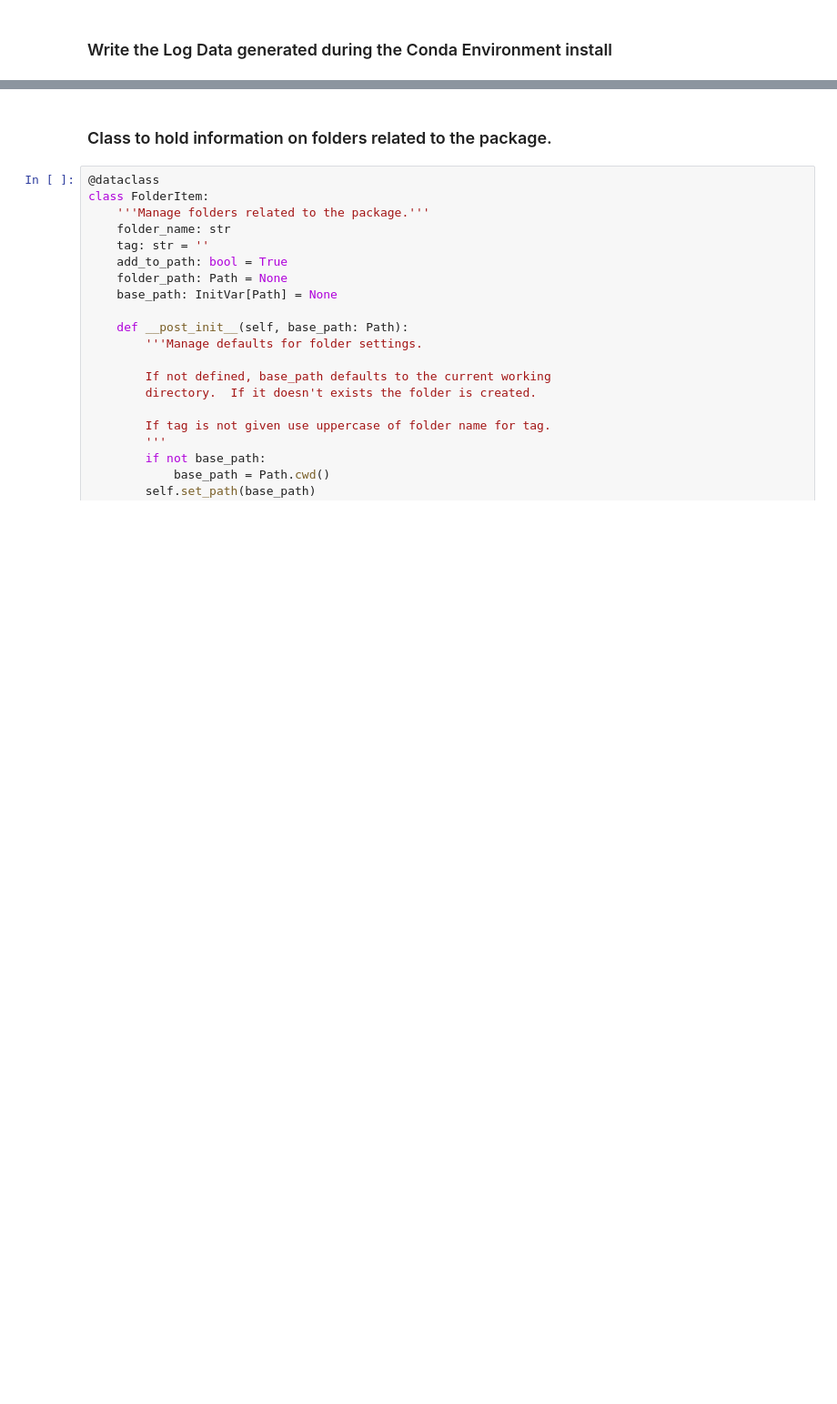
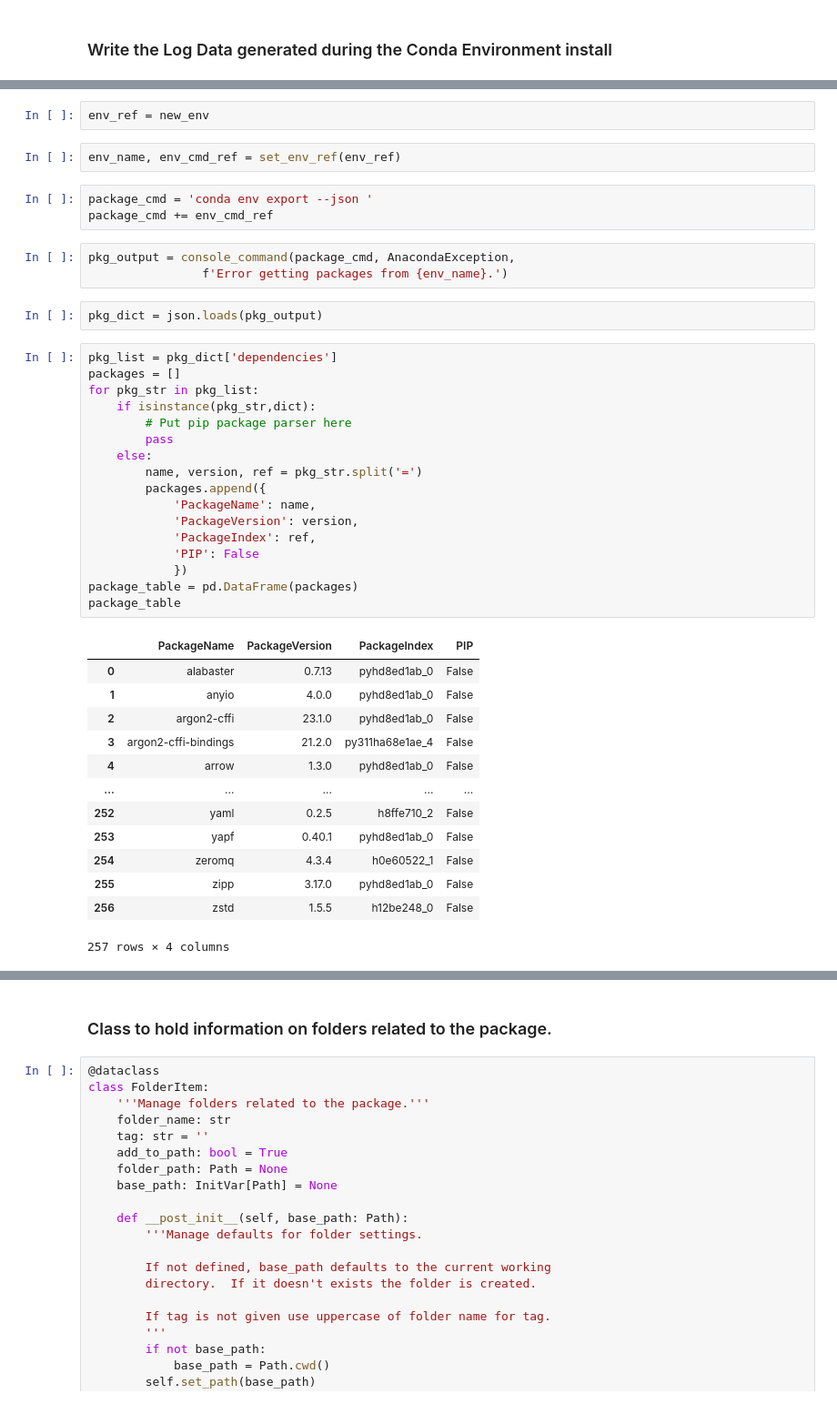
Before and after one commit to GregSal/Environment-Management, a Jupyter notebook: src/BuildEnv.ipynb, the cells around one changed output, grey strips where cells are left out. Shown at 91% size. Cells and saved outputs as stored; diff of their text form; blank space fills up the shorter version.

```diff
--- a/src/BuildEnv.ipynb
+++ b/src/BuildEnv.ipynb
@@ -165,0 +192,43 @@ The report can be written to a file, or to standard output (using --report - in
+# %%
+env_ref = new_env
+# %%
+env_name, env_cmd_ref = set_env_ref(env_ref)
+# %%
+package_cmd = 'conda env export --json '
+package_cmd += env_cmd_ref
+# %%
+pkg_output = console_command(package_cmd, AnacondaException,
+                f'Error getting packages from {env_name}.')
+# %%
+pkg_dict = json.loads(pkg_output)
+# %%
+pkg_list = pkg_dict['dependencies']
+packages = []
+for pkg_str in pkg_list:
+    if isinstance(pkg_str,dict):
+        # Put pip package parser here
+        pass
+    else:
+        name, version, ref = pkg_str.split('=')
+        packages.append({
+            'PackageName': name,
+            'PackageVersion': version,
+            'PackageIndex': ref,
+            'PIP': False
+            })
+package_table = pd.DataFrame(packages)
+package_table
+# %% [output]
+|  | PackageName | PackageVersion | PackageIndex | PIP |
+| 0 | alabaster | 0.7.13 | pyhd8ed1ab_0 | False |
+| 1 | anyio | 4.0.0 | pyhd8ed1ab_0 | False |
+| 2 | argon2-cffi | 23.1.0 | pyhd8ed1ab_0 | False |
+| 3 | argon2-cffi-bindings | 21.2.0 | py311ha68e1ae_4 | False |
+| 4 | arrow | 1.3.0 | pyhd8ed1ab_0 | False |
+| ... | ... | ... | ... | ... |
+| 252 | yaml | 0.2.5 | h8ffe710_2 | False |
+| 253 | yapf | 0.40.1 | pyhd8ed1ab_0 | False |
+| 254 | zeromq | 4.3.4 | h0e60522_1 | False |
+| 255 | zipp | 3.17.0 | pyhd8ed1ab_0 | False |
+| 256 | zstd | 1.5.5 | h12be248_0 | False |
+257 rows × 4 columns
```
Also changed, not shown: parts of 58 cells of this notebook, 1 other file.
